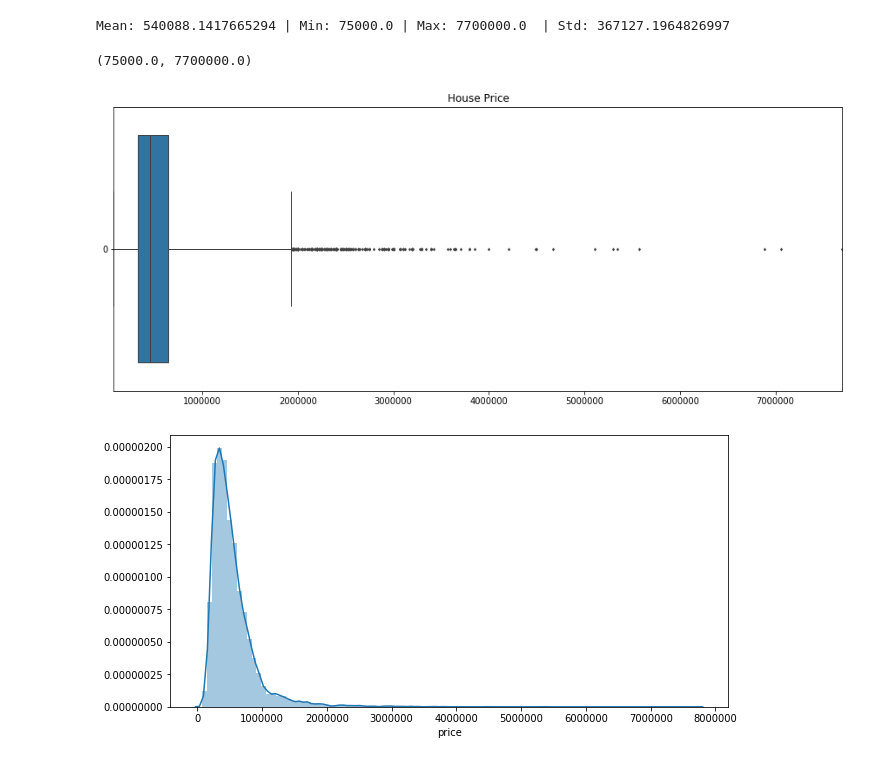
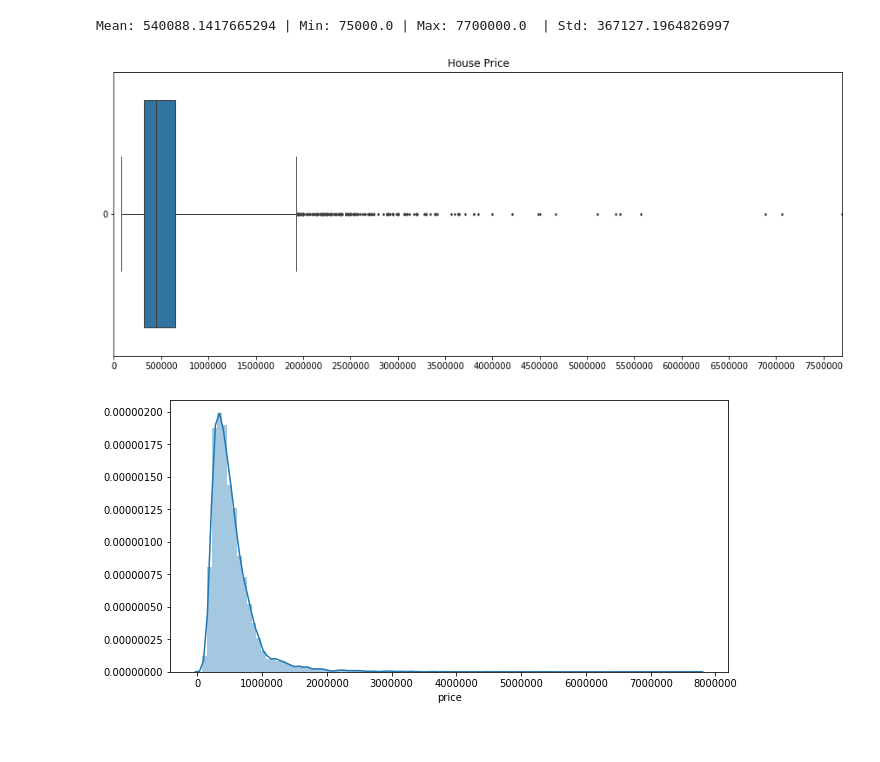
Before and after one commit to daianeklein/house-rocket-Insights-project, a Jupyter notebook: House-Rocket-Company.ipynb, the cells around one changed output. Cells and saved outputs as stored; diff of their text form; code cells hidden in the pictures.

```diff
--- a/House-Rocket-Company.ipynb
+++ b/House-Rocket-Company.ipynb
@@ -198,15 +198,19 @@ Mean: 540088.1417665294 | Min: 75000.0 | Max: 7700000.0  | Std: 367127.196482699
 # %%
 ##### Boxplot
 
 
 ax = sns.boxplot(data = df['price'], orient = 'h', width = 0.8, linewidth = 1, fliersize = 2,
                 whis = 4)
 ax.figure.set_size_inches(15,6)
 ax.set_title('House Price')
 ax.set_xlim(minprice, maxprice)
+
+x_ticks = np.arange(0, 8000000.0, 500000)
+plt.xticks(x_ticks)
+
+ax = ax
 # %% [output]
-(75000.0, 7700000.0)
-[figure, old version]
+[figure, new version]
 # %%
 ## Histogram
 
```
